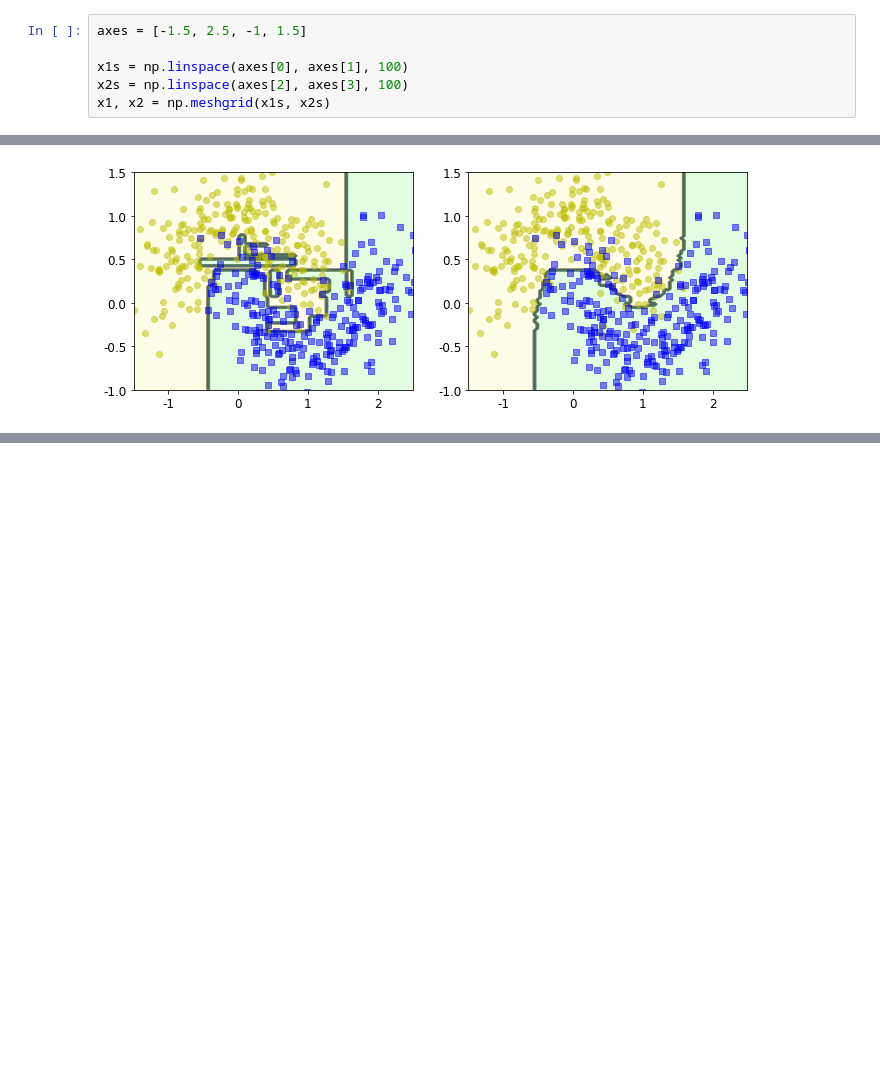
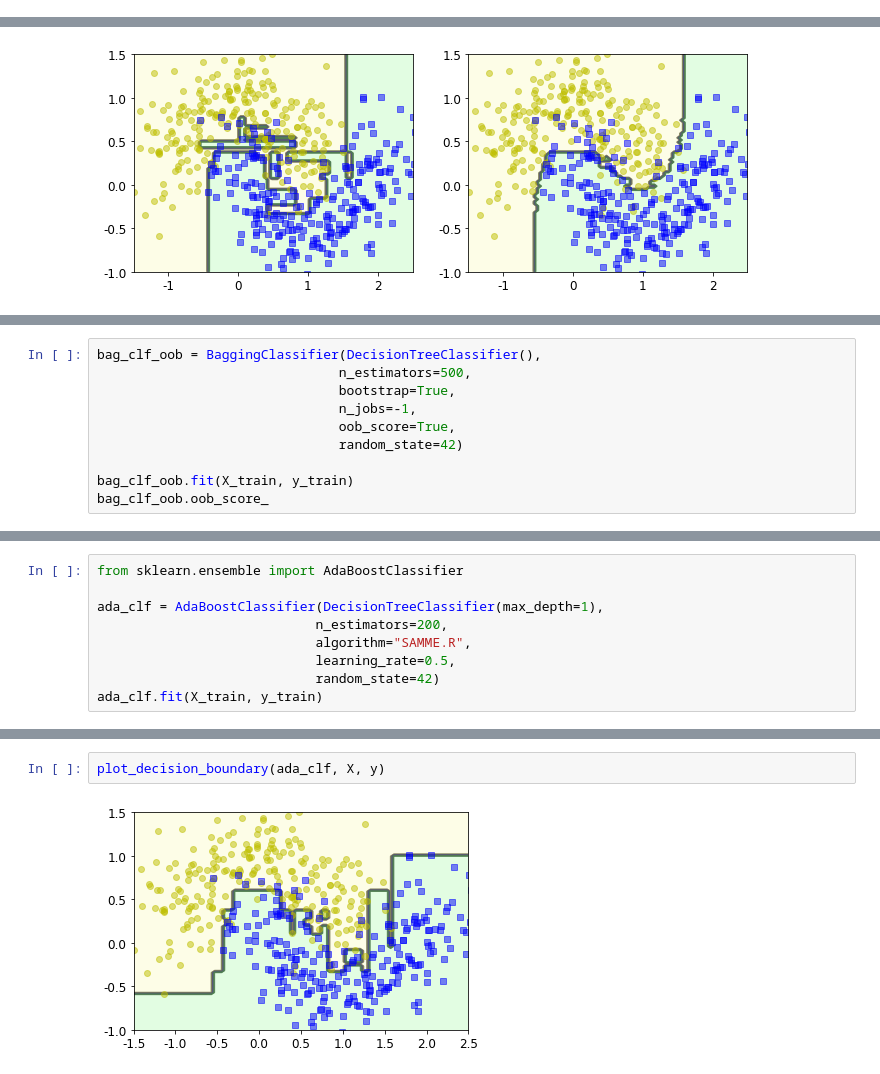
Before and after one commit to feud72/hands_on_ml, a Jupyter notebook: Chapter 7 앙상블 학습과 랜덤 포레스트.ipynb, the cells around one changed output, grey strips where cells are left out. Cells and saved outputs as stored; diff of their text form; blank space fills up the shorter version.

```diff
--- a/Chapter 7 앙상블 학습과 랜덤 포레스트.ipynb
+++ b/Chapter 7 앙상블 학습과 랜덤 포레스트.ipynb
@@ -126,9 +126,3 @@ y_pred_tree = tree_clf.predict(X_test)
 print(accuracy_score(y_test, y_pred_tree))
 # %% [output]
 0.856
-# %%
-axes = [-1.5, 2.5, -1, 1.5]
-
-x1s = np.linspace(axes[0], axes[1], 100)
-x2s = np.linspace(axes[2], axes[3], 100)
-x1, x2 = np.meshgrid(x1s, x2s)
@@ -165,0 +184,10 @@ plt.show()
+# %%
+bag_clf_oob = BaggingClassifier(DecisionTreeClassifier(),
+                               n_estimators=500,
+                               bootstrap=True,
+                               n_jobs=-1,
+                               oob_score=True,
+                               random_state=42)
+
+bag_clf_oob.fit(X_train, y_train)
+bag_clf_oob.oob_score_
@@ -165,0 +266,9 @@ plt.show()
+# %%
+from sklearn.ensemble import AdaBoostClassifier
+
+ada_clf = AdaBoostClassifier(DecisionTreeClassifier(max_depth=1),
+                            n_estimators=200,
+                            algorithm="SAMME.R",
+                            learning_rate=0.5,
+                            random_state=42)
+ada_clf.fit(X_train, y_train)
@@ -165,0 +284,4 @@ plt.show()
+# %%
+plot_decision_boundary(ada_clf, X, y)
+# %% [output]
+[figure, added]
```
Also changed, not shown: parts of 31 cells of this notebook, 2 other files.
